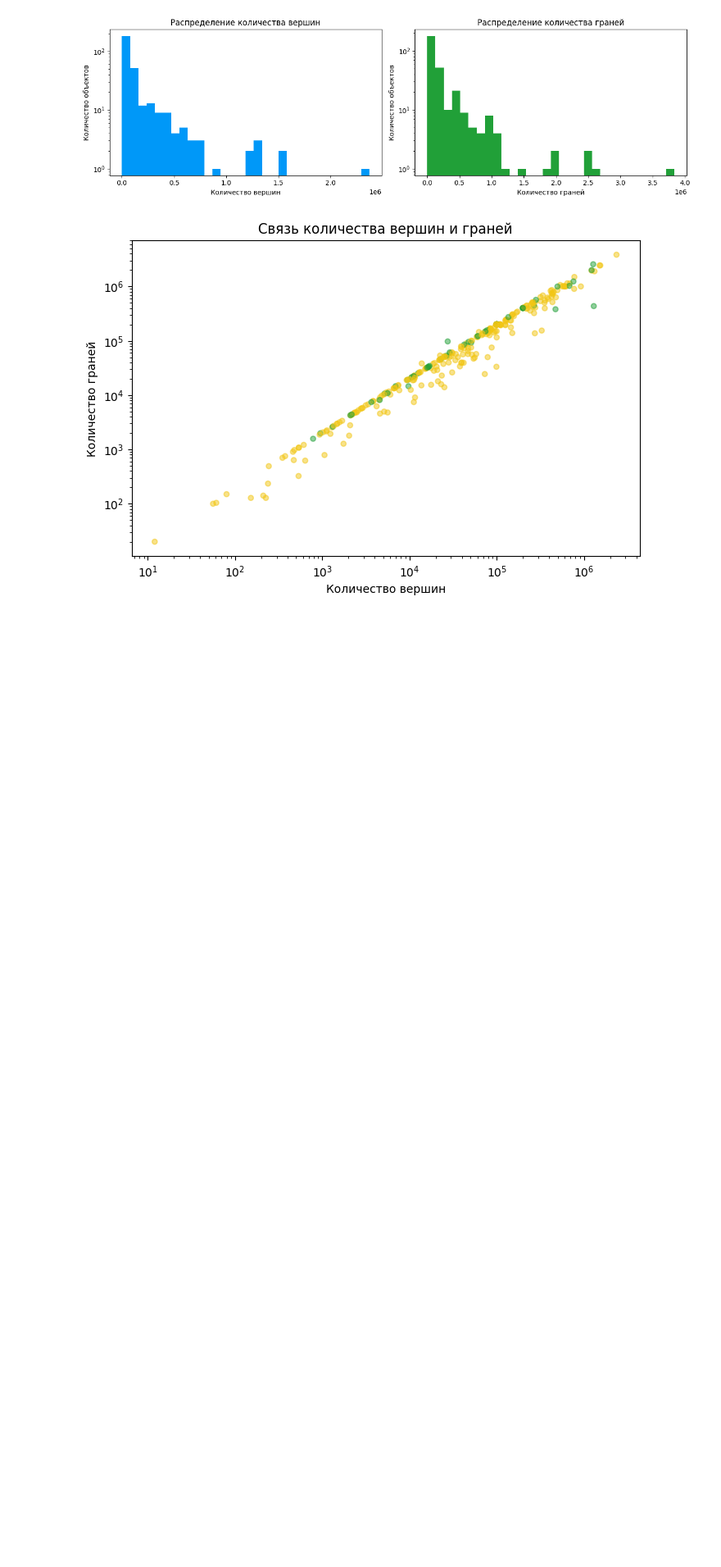
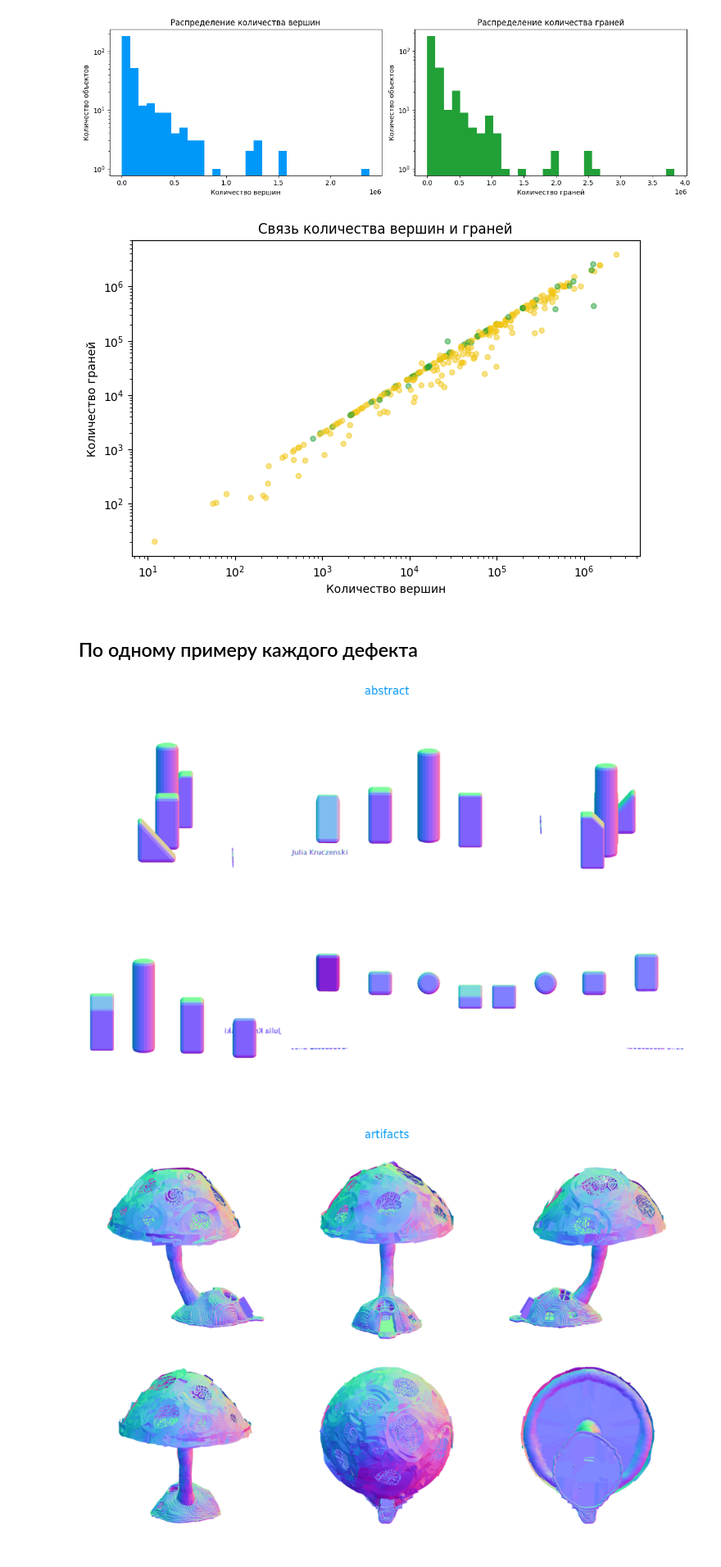
Before and after one commit to gasich27/AI-Challenge-2026-MainStage, a Jupyter notebook: eda.ipynb, the cells around one changed output. Shown at 82% size. Cells and saved outputs as stored; diff of their text form; code cells hidden in the pictures; blank space fills up the shorter version.

```diff
--- a/eda.ipynb
+++ b/eda.ipynb
@@ -314,3 +314,21 @@ ax.set_xlabel('Количество вершин')
 ax.set_ylabel('Количество граней');
 # %% [output]
 [figure]
+# %% [markdown]
+## По одному примеру каждого дефекта
+# %%
+single_defect = train[train[defect_columns].sum(axis=1) == 1]
+
+for defect in defect_columns:
+    row = single_defect[single_defect[defect] == 1].sample(1, random_state=42).iloc[0]
+
+    plt.figure(figsize=(12, 8))
+    with Image.open(train_dir / f"{row['item_id']}.png") as image:
+        plt.imshow(image)
+
+    plt.title(defect, color='#0098F8')
+    plt.axis('off')
+    plt.show()
+# %% [output]
+[figure, added]
+[figure, added]
```
Also changed, not shown: parts of 1 cell of this notebook, 6 other files.
